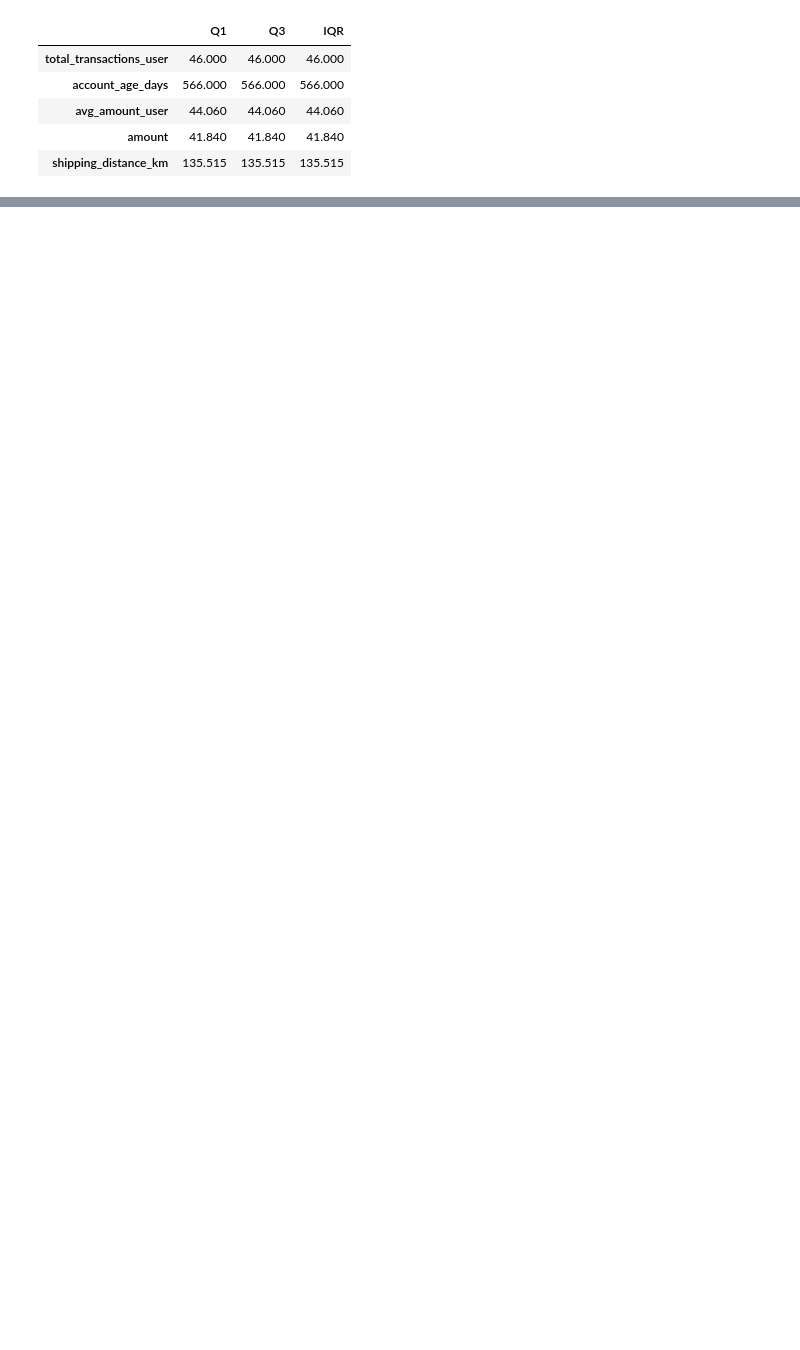
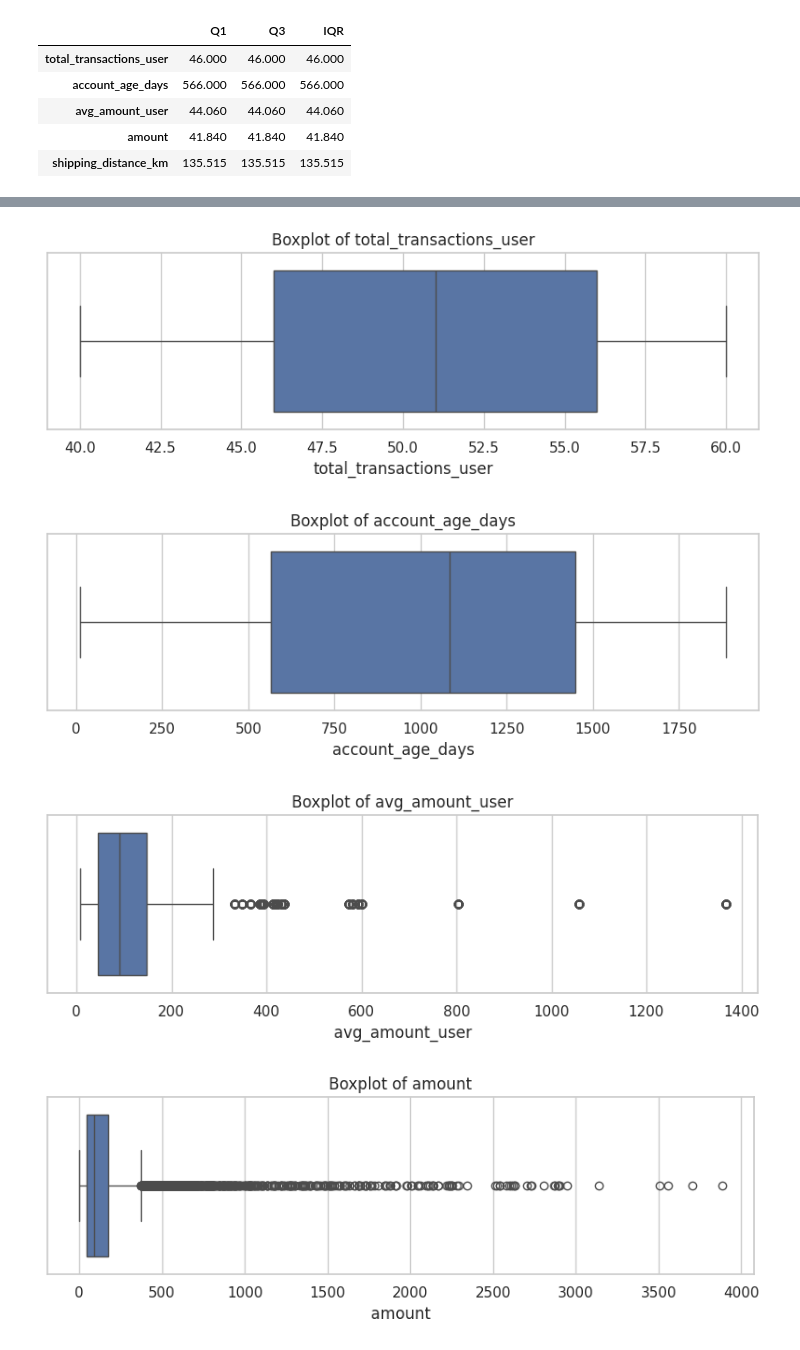
Before and after one commit to nabilavlnk/ML_Fraud_Detection_ECommerce, a Jupyter notebook: eda.ipynb, the cells around one changed output, grey strips where cells are left out. Cells and saved outputs as stored; diff of their text form; code cells hidden in the pictures; blank space fills up the shorter version.

```diff
--- a/eda.ipynb
+++ b/eda.ipynb
@@ -257,0 +289,18 @@ iqr_summary
+# %%
+for col in numeric_cols:
+    plt.figure(figsize=(8,3))
+
+    sns.boxplot(
+        data = df,
+        x = col
+    )
+
+    plt.title(f"Boxplot of {col}")
+    plt.xlabel(col)
+    plt.tight_layout()
+    plt.show
+# %% [output]
+[figure, added]
+[figure, added]
+[figure, added]
+[figure, added]
```
Also changed, not shown: parts of 32 cells of this notebook.
